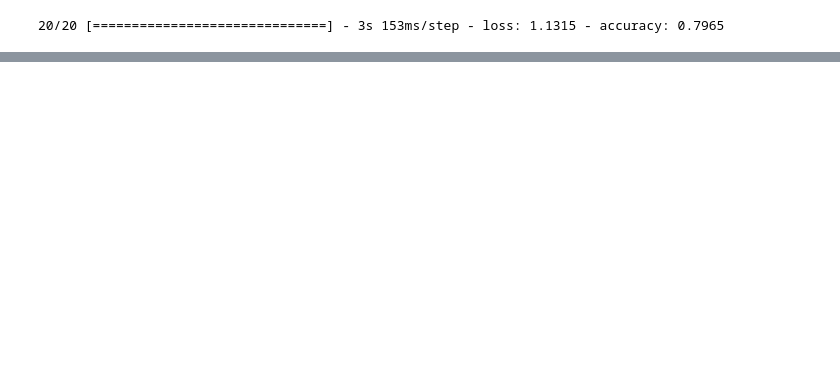
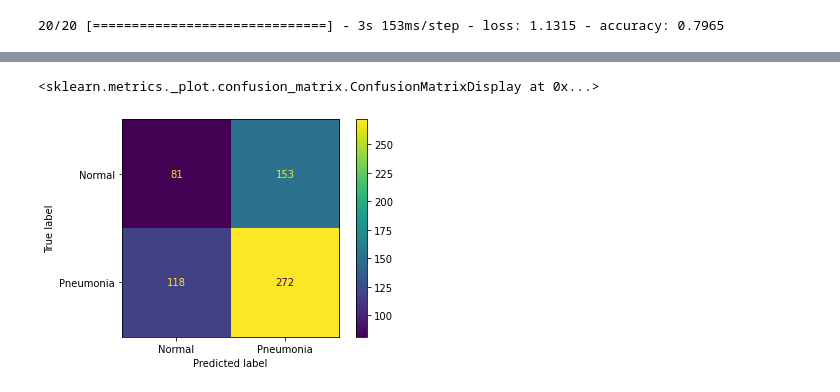
Before and after one commit to ZenBurrito/Pediatric-Pneumonia-Image-Classification, a Jupyter notebook: DanielNB.ipynb, the cells around one changed output, grey strips where cells are left out. Cells and saved outputs as stored; diff of their text form; code cells hidden in the pictures; blank space fills up the shorter version.

Commit message:
more models

```diff
--- a/DanielNB.ipynb
+++ b/DanielNB.ipynb
@@ -258,3 +259,14 @@ Epoch 10/10
 loss_cnn2, acc_cnn2 = cnn2_model.evaluate(test_set)
 # %% [output]
 20/20 [==============================] - 3s 153ms/step - loss: 1.1315 - accuracy: 0.7965
+# %%
+img_dgen = ImageDataGenerator(rescale=1./255, validation_split = 0.20)
+
+train_set2 = img_dgen.flow_from_directory(train_path, target_size=(64, 64),
+                                         color_mode='grayscale', class_mode='binary', subset='training')
+
+validation_set2 = img_dgen.flow_from_directory(train_path, target_size=(64, 64),
+                                         color_mode='grayscale', class_mode='binary', subset='validation')
+
+test_set2 = img_dgen.flow_from_directory(test_path, target_size=(64, 64),
+                                         color_mode='grayscale', class_mode='binary')
@@ -260,0 +382,5 @@ loss_cnn2, acc_cnn2 = cnn2_model.evaluate(test_set)
+# %%
+cnn3_history = cnn3_model.fit(train_set2,
+                    epochs=10,
+                    batch_size=32,
+                    validation_data=validation_set2)
@@ -260,0 +412,13 @@ loss_cnn2, acc_cnn2 = cnn2_model.evaluate(test_set)
+# %%
+train_datagen_aug = ImageDataGenerator(rescale=1./255,
+                                   validation_split = 0.20,
+                                   rotation_range=40,
+                                   width_shift_range=0.2,
+                                   height_shift_range=0.2,
+                                   shear_range=0.2,
+                                   zoom_range=0.2,
+                                   horizontal_flip=True,
+                                   fill_mode='nearest')
+
+train_set_aug = train_datagen_aug.flow_from_directory(train_path, target_size=(64, 64),
+                                         color_mode='grayscale', class_mode='binary', subset='training')
@@ -260,0 +427,5 @@ loss_cnn2, acc_cnn2 = cnn2_model.evaluate(test_set)
+# %%
+cnn3_aug_history = cnn3_model.fit(train_set_aug,
+                    epochs=25,
+                    batch_size=32,
+                    validation_data=validation_set2)
@@ -260,0 +454,7 @@ loss_cnn2, acc_cnn2 = cnn2_model.evaluate(test_set)
+# %%
+y_pred = np.round(cnn3_model.predict(test_set2)).flatten()
+y_true = test_set2.classes
+display(ConfusionMatrixDisplay(confusion_matrix(y_true, y_pred), display_labels=['Normal', 'Pneumonia']).plot())
+# %% [output]
+<sklearn.metrics._plot.confusion_matrix.ConfusionMatrixDisplay at 0x...>
+[figure, added]
```
Also changed, not shown: parts of 20 cells of this notebook.
